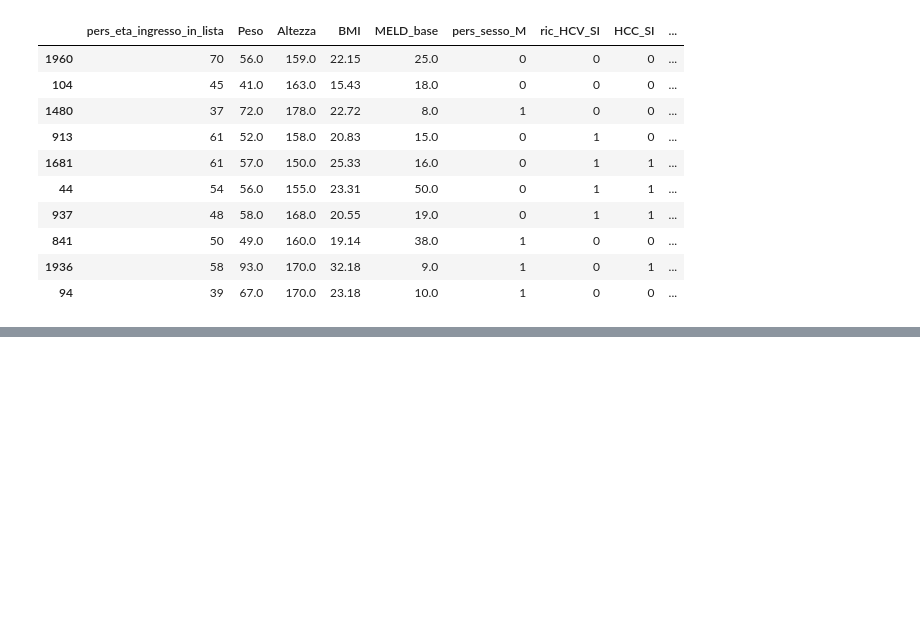
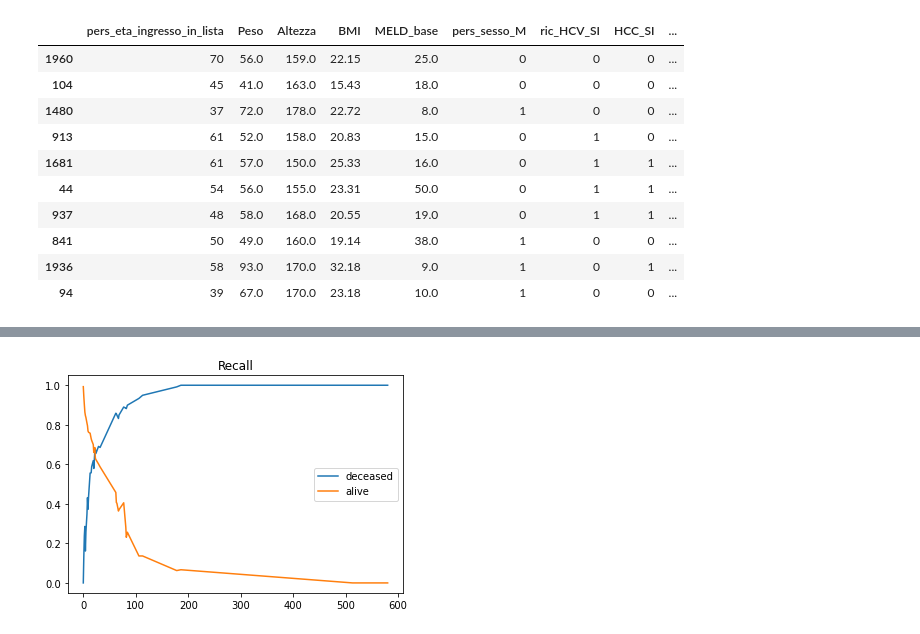
Before and after one commit to LIA-UniBo/Liver_transplant, a Jupyter notebook: censoring_analysis_ROC.ipynb, the cells around one changed output, grey strips where cells are left out. Drawn from its saved outputs; the diff is of its cells as text; code cells hidden in the pictures; blank space fills up the shorter version.

```diff
--- a/censoring_analysis_ROC.ipynb
+++ b/censoring_analysis_ROC.ipynb
@@ -221 +255,10 @@ WARNING:tensorflow:@custom_gradient grad_fn has 'variables' in signature, but no
+# %%
+plt.plot(thresholds, np.array(ris['recall'])[:,1], label='deceased')
+plt.plot(thresholds, np.array(ris['recall'])[:,0], label='alive')
+plt.legend()
+plt.title('Recall')
+plt.show()
+plt.close()
+# %% [output]
+[figure, added]
 # %%
```
Also changed, not shown: parts of 9 cells of this notebook, 1 other file.
